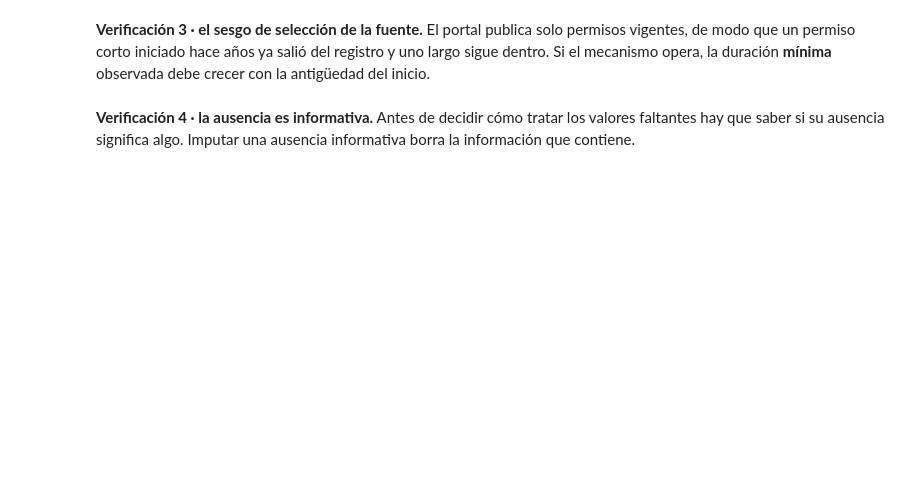
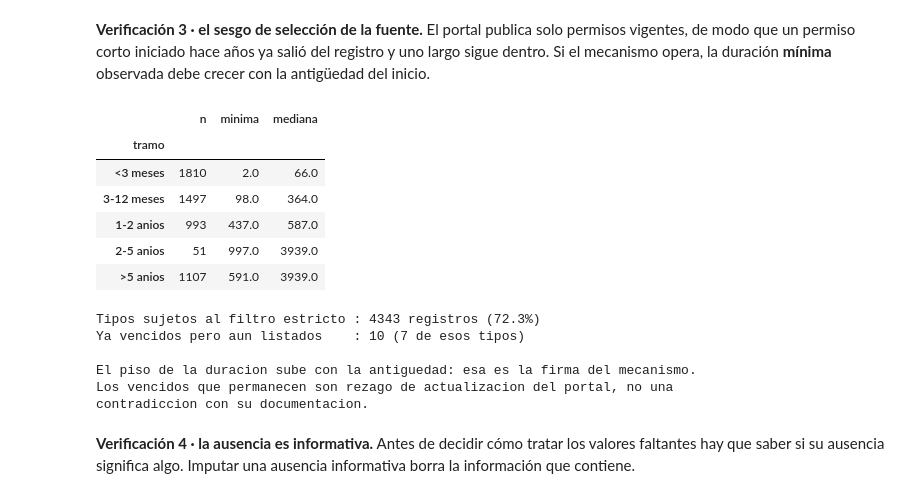
Before and after one commit to RJaramilloP/proyecto-grupo5-mcdi500, a Jupyter notebook: F1/notebooks/F1_Prueba.ipynb, the cells around one changed output. Cells and saved outputs as stored; diff of their text form; code cells hidden in the pictures; blank space fills up the shorter version.

```diff
--- a/F1/notebooks/F1_Prueba.ipynb
+++ b/F1/notebooks/F1_Prueba.ipynb
@@ -1258,7 +1346,41 @@ vigentes, de modo que un permiso corto iniciado hace años ya salió del registr
 sigue dentro. Si el mecanismo opera, la duración **mínima** observada debe crecer con la
 antigüedad del inicio.
 # %%
-#TODO: Código antiguedad
+if trabajo is not None:
+    t = trabajo.copy()
+    t["antiguedad"] = (CORTE - t.permit_start_date).dt.days
+    iniciados = t[t.antiguedad >= 0]
+    tramos = pd.cut(iniciados.antiguedad, bins=[0, 90, 365, 730, 1825, 100000],
+                    labels=["<3 meses", "3-12 meses", "1-2 anios", "2-5 anios", ">5 anios"],
+                    right=False)
+    tabla_sesgo = (iniciados.assign(tramo=tramos)
+                   .groupby("tramo", observed=True)["duracion_dias"]
+                   .agg(n="count", minima="min", mediana="median").round(0))
+    display(tabla_sesgo)
+
+    sujetos = ["Excavation", "TempOccup"]
+    m = t.tipo_permiso.isin(sujetos)
+    vencidos = t[t.permit_end_date < CORTE]
+    print(f"Tipos sujetos al filtro estricto : {int(m.sum())} registros ({m.mean():.1%})")
+    print(f"Ya vencidos pero aun listados    : {len(vencidos)} "
+          f"({int(vencidos.tipo_permiso.isin(sujetos).sum())} de esos tipos)")
+    print("\nEl piso de la duracion sube con la antiguedad: esa es la firma del mecanismo.")
+    print("Los vencidos que permanecen son rezago de actualizacion del portal, no una")
+    print("contradiccion con su documentacion.")
+# %% [output]
+|  | n | minima | mediana |
+| tramo |  |  |  |
+| <3 meses | 1810 | 2.0 | 66.0 |
+| 3-12 meses | 1497 | 98.0 | 364.0 |
+| 1-2 anios | 993 | 437.0 | 587.0 |
+| 2-5 anios | 51 | 997.0 | 3939.0 |
+| >5 anios | 1107 | 591.0 | 3939.0 |
+Tipos sujetos al filtro estricto : 4343 registros (72.3%)
+Ya vencidos pero aun listados    : 10 (7 de esos tipos)
+
+El piso de la duracion sube con la antiguedad: esa es la firma del mecanismo.
+Los vencidos que permanecen son rezago de actualizacion del portal, no una
+contradiccion con su documentacion.
 # %% [markdown]
 **Verificación 4 · la ausencia es informativa.** Antes de decidir cómo tratar los valores
 faltantes hay que saber si su ausencia significa algo. Imputar una ausencia informativa borra
```
Also changed, not shown: parts of 5 cells of this notebook.
